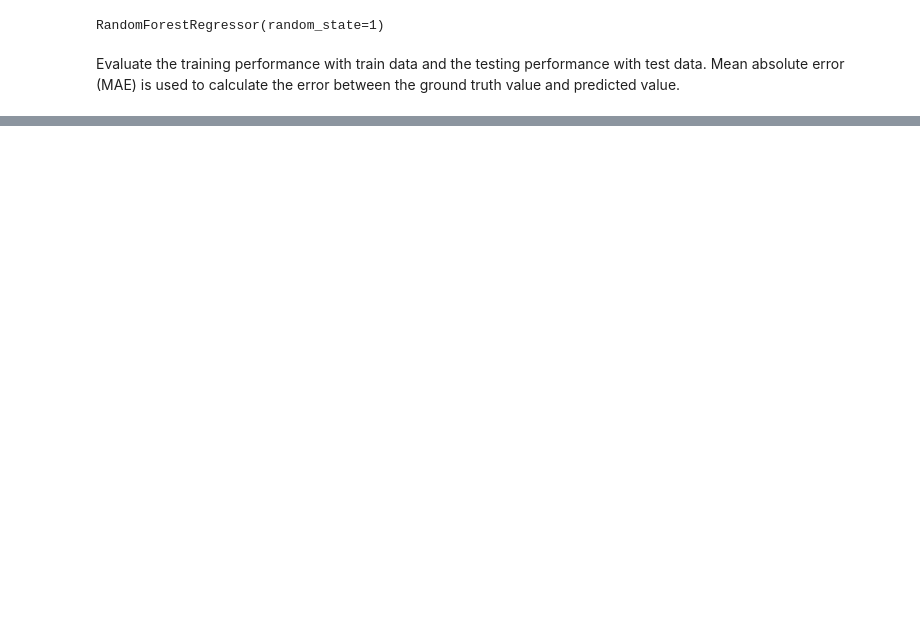
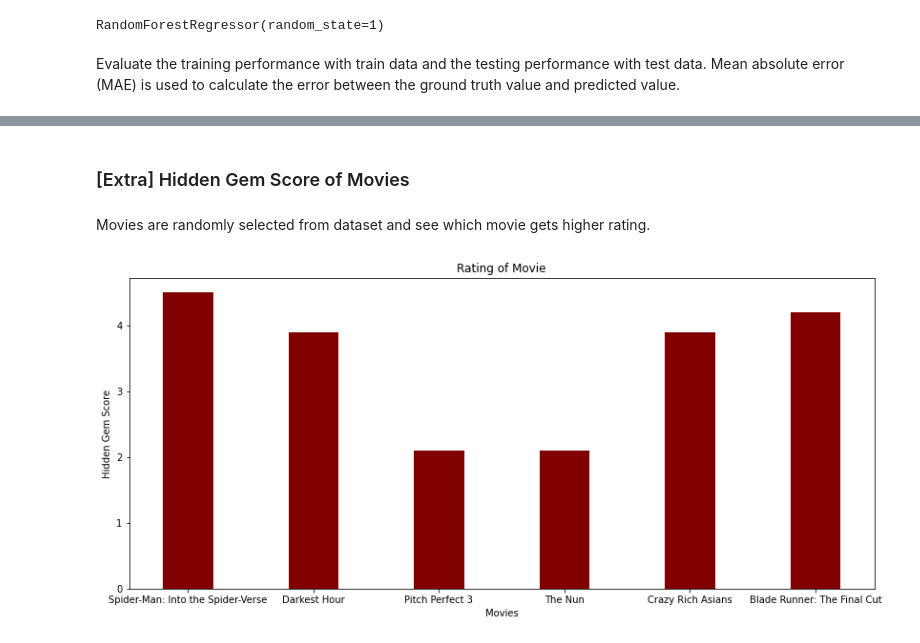
Before and after one commit to PhooPyae/netflix_hidden_gems_prediction, a Jupyter notebook: Netflix_Movie_Prediction.ipynb, the cells around one changed output, grey strips where cells are left out. Saved outputs shown, nothing was run; the diff lists cells and outputs as text; code cells hidden in the pictures; blank space fills up the shorter version.

Commit message:
a few changes on code and upload a dataset

```diff
--- a/Netflix_Movie_Prediction.ipynb
+++ b/Netflix_Movie_Prediction.ipynb
@@ -428,0 +424,23 @@ Testing MAE 0.079843
+# %% [markdown]
+### [Extra] Hidden Gem Score of Movies
+# %% [markdown]
+Movies are randomly selected from dataset and see which movie gets higher rating.
+# %%
+test_dataset = pd.read_csv('./test_dataset.csv')
+# %%
+title = test_dataset['Title']
+# %%
+gem_score = test_dataset['Hidden Gem Score']
+# %%
+fig = plt.figure(figsize = (14, 6))
+
+# creating the bar plot
+plt.bar(title, gem_score, color ='maroon',
+        width = 0.4)
+
+plt.xlabel("Movies")
+plt.ylabel("Hidden Gem Score")
+plt.title("Rating of Movie")
+plt.show()
+# %% [output]
+[figure, added]
```
Also changed, not shown: parts of 8 cells of this notebook.
